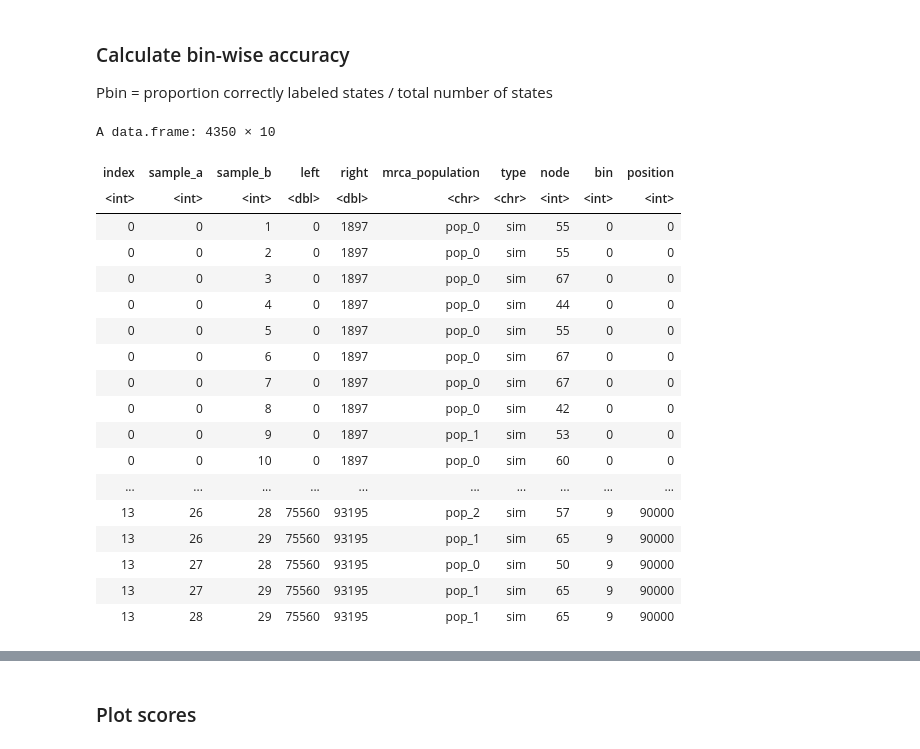
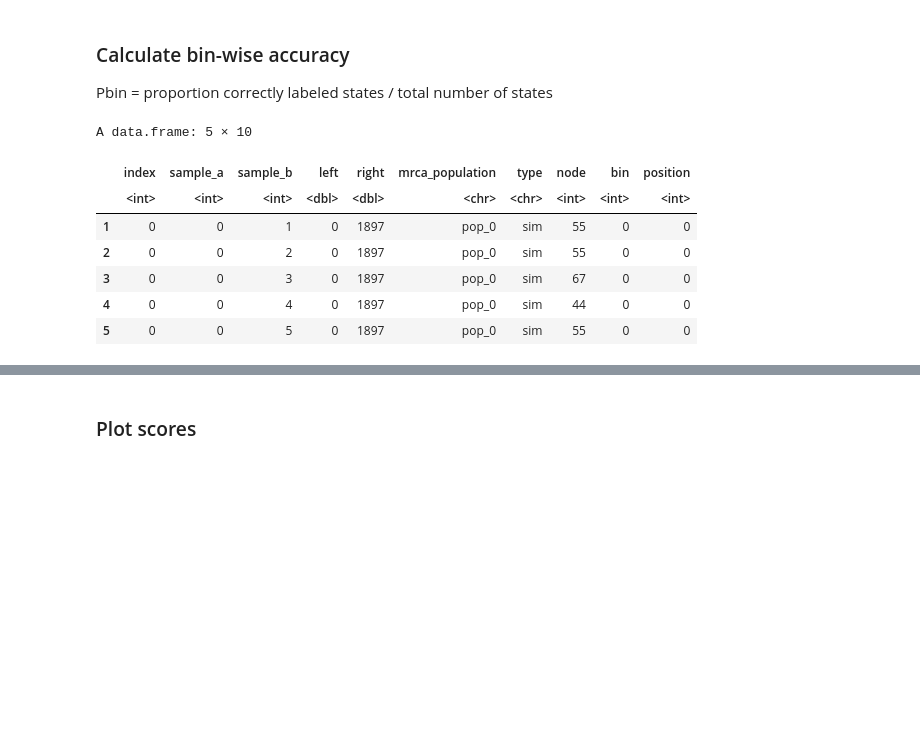
Before and after one commit to blab/bacterial-args, a Jupyter notebook: migration/gaia_test.ipynb, the cells around one changed output, grey strips where cells are left out. Drawn from its saved outputs; the diff is of its cells as text; code cells hidden in the pictures; blank space fills up the shorter version.

```diff
--- a/migration/gaia_test.ipynb
+++ b/migration/gaia_test.ipynb
@@ -163,27 +170,16 @@ A data.frame: 71 × 4
 Pbin = proportion correctly labeled states / total number of states
 # %%
 locations_sim <- read.csv('locations_df.csv')
-head(locations_sim)
+head(locations_sim, 5)
 # %% [output]
-A data.frame: 4350 × 10
+A data.frame: 5 × 10
-| index | sample_a | sample_b | left | right | mrca_population | type | node | bin | position |
-| <int> | <int> | <int> | <dbl> | <dbl> | <chr> | <chr> | <int> | <int> | <int> |
-| 0 | 0 | 1 | 0 | 1897 | pop_0 | sim | 55 | 0 | 0 |
-| 0 | 0 | 2 | 0 | 1897 | pop_0 | sim | 55 | 0 | 0 |
-| 0 | 0 | 3 | 0 | 1897 | pop_0 | sim | 67 | 0 | 0 |
-| 0 | 0 | 4 | 0 | 1897 | pop_0 | sim | 44 | 0 | 0 |
-| 0 | 0 | 5 | 0 | 1897 | pop_0 | sim | 55 | 0 | 0 |
-| 0 | 0 | 6 | 0 | 1897 | pop_0 | sim | 67 | 0 | 0 |
-| 0 | 0 | 7 | 0 | 1897 | pop_0 | sim | 67 | 0 | 0 |
-| 0 | 0 | 8 | 0 | 1897 | pop_0 | sim | 42 | 0 | 0 |
-| 0 | 0 | 9 | 0 | 1897 | pop_1 | sim | 53 | 0 | 0 |
-| 0 | 0 | 10 | 0 | 1897 | pop_0 | sim | 60 | 0 | 0 |
-| ... | ... | ... | ... | ... | ... | ... | ... | ... | ... |
-| 13 | 26 | 28 | 75560 | 93195 | pop_2 | sim | 57 | 9 | 90000 |
-| 13 | 26 | 29 | 75560 | 93195 | pop_1 | sim | 65 | 9 | 90000 |
-| 13 | 27 | 28 | 75560 | 93195 | pop_0 | sim | 50 | 9 | 90000 |
-| 13 | 27 | 29 | 75560 | 93195 | pop_1 | sim | 65 | 9 | 90000 |
-| 13 | 28 | 29 | 75560 | 93195 | pop_1 | sim | 65 | 9 | 90000 |
+|  | index | sample_a | sample_b | left | right | mrca_population | type | node | bin | position |
+|  | <int> | <int> | <int> | <dbl> | <dbl> | <chr> | <chr> | <int> | <int> | <int> |
+| 1 | 0 | 0 | 1 | 0 | 1897 | pop_0 | sim | 55 | 0 | 0 |
+| 2 | 0 | 0 | 2 | 0 | 1897 | pop_0 | sim | 55 | 0 | 0 |
+| 3 | 0 | 0 | 3 | 0 | 1897 | pop_0 | sim | 67 | 0 | 0 |
+| 4 | 0 | 0 | 4 | 0 | 1897 | pop_0 | sim | 44 | 0 | 0 |
+| 5 | 0 | 0 | 5 | 0 | 1897 | pop_0 | sim | 55 | 0 | 0 |
 # %%
 # match up w/ internal node locations(constant) from gaia ->
 merged <- left_join(locations_sim, node_states_df, by = 'node')
```
Also changed, not shown: parts of 36 cells of this notebook, 1 other file.
